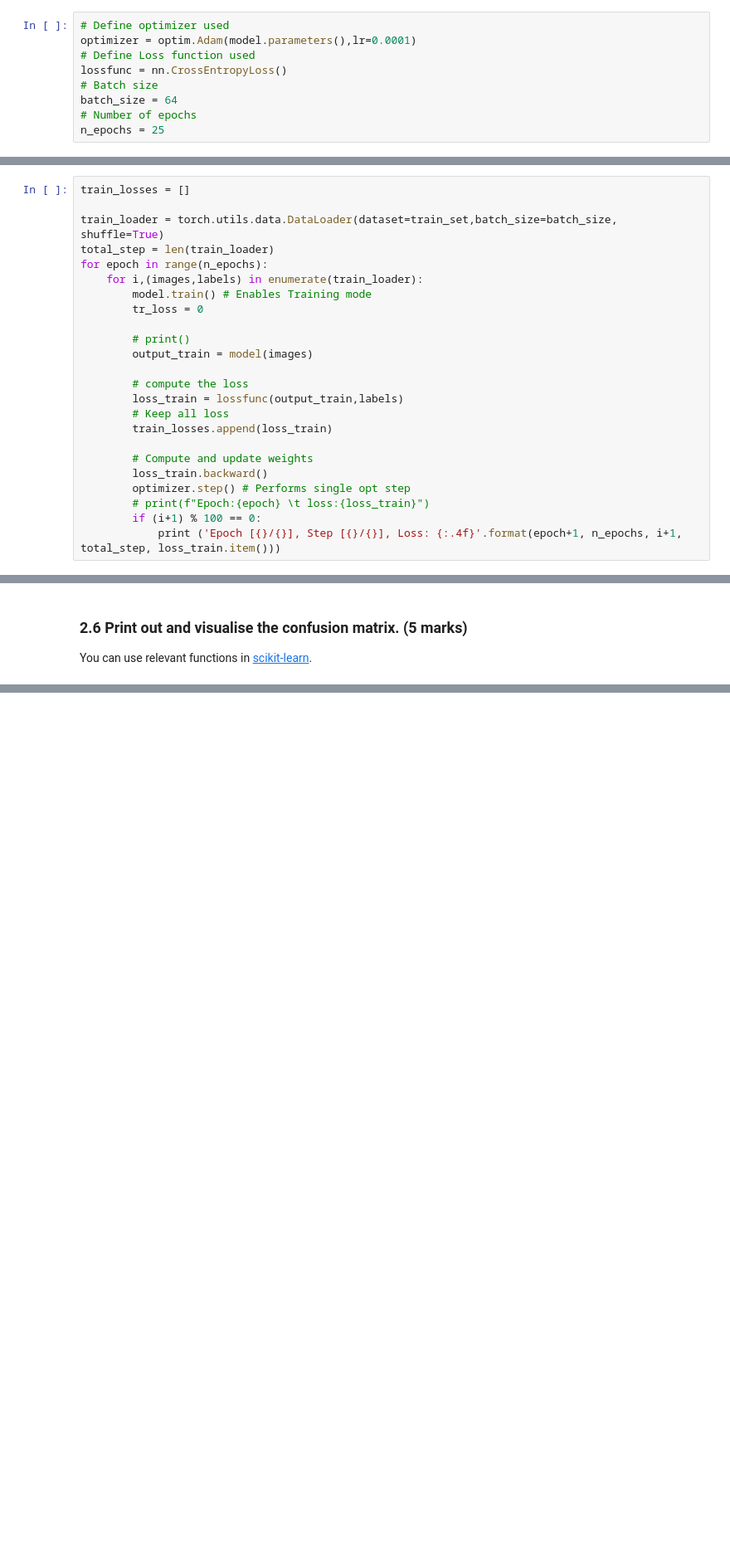
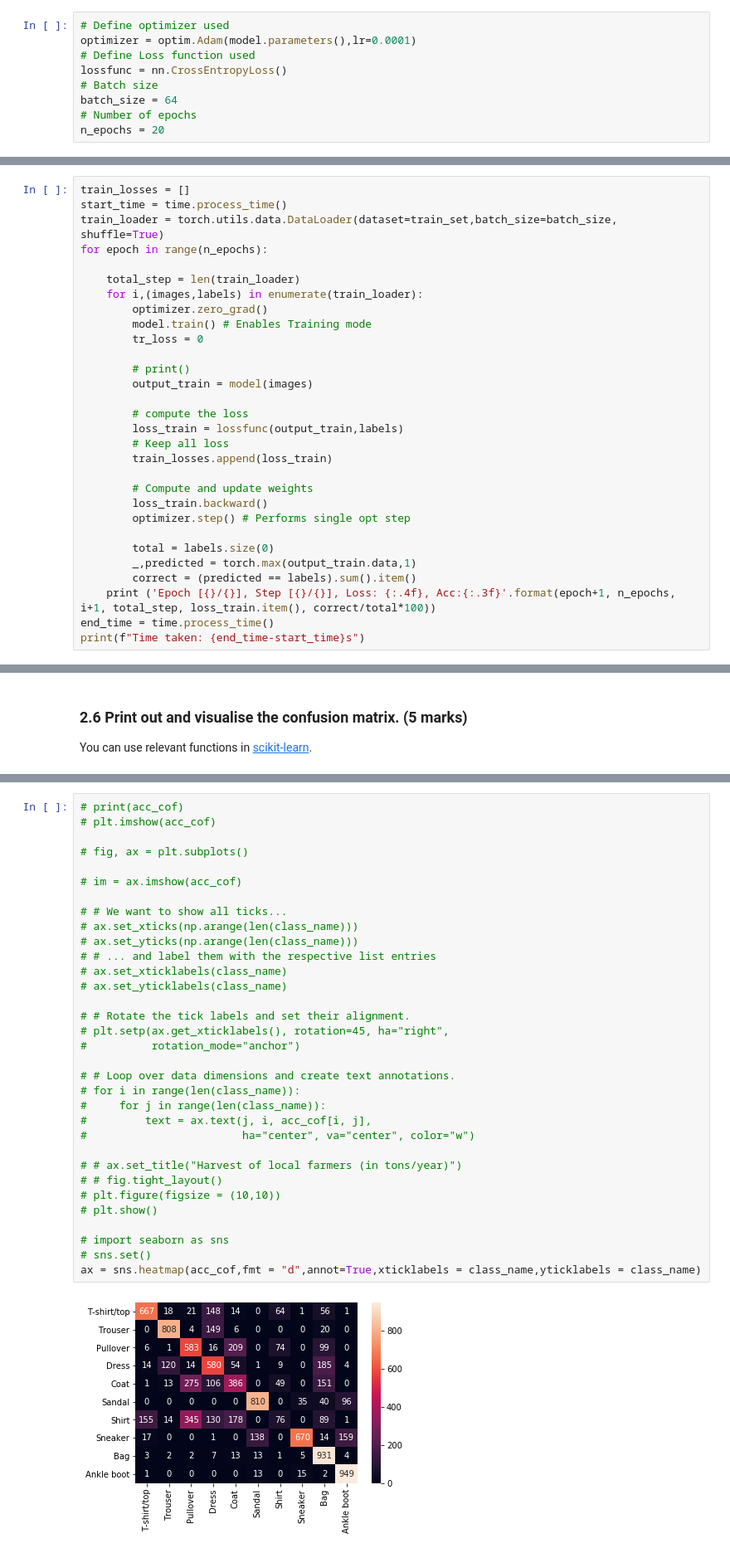
Before and after one commit to alanyuan97/Computer-Vision, a Jupyter notebook: coursework_2/coursework_2.ipynb, the cells around one changed output, grey strips where cells are left out. Shown at 83% size. Drawn from its saved outputs; the diff is of its cells as text; blank space fills up the shorter version.

```diff
--- a/coursework_2/coursework_2.ipynb
+++ b/coursework_2/coursework_2.ipynb
@@ -230,18 +214,20 @@ lossfunc = nn.CrossEntropyLoss()
 # Batch size
 batch_size = 64
 # Number of epochs
-n_epochs = 25
+n_epochs = 20
 # %% [markdown]
 ### 2.3 Start model training. (20 marks)
 
 At each iteration, get a random batch of images and labels from train_image and train_label, convert them into torch tensors, feed into the network model and perform gradient descent. Please also evaluate how long it takes for training.
 # %%
 train_losses = []
+start_time = time.process_time()
+train_loader = torch.utils.data.DataLoader(dataset=train_set,batch_size=batch_size, shuffle=True)
+for epoch in range(n_epochs):
 
-train_loader = torch.utils.data.DataLoader(dataset=train_set,batch_size=batch_size, shuffle=True)
-total_step = len(train_loader)
-for epoch in range(n_epochs):
+    total_step = len(train_loader)
     for i,(images,labels) in enumerate(train_loader):
+        optimizer.zero_grad()
         model.train() # Enables Training mode
         tr_loss = 0
 
@@ -256,7 +242,11 @@ for epoch in range(n_epochs):
         # Compute and update weights
         loss_train.backward()
         optimizer.step() # Performs single opt step
-        # print(f"Epoch:{epoch} \t loss:{loss_train}")
-        if (i+1) % 100 == 0:
-            print ('Epoch [{}/{}], Step [{}/{}], Loss: {:.4f}'.format(epoch+1, n_epochs, i+1, total_step, loss_train.item()))
+
+        total = labels.size(0)
+        _,predicted = torch.max(output_train.data,1)
+        correct = (predicted == labels).sum().item()
+    print ('Epoch [{}/{}], Step [{}/{}], Loss: {:.4f}, Acc:{:.3f}'.format(epoch+1, n_epochs, i+1, total_step, loss_train.item(), correct/total*100))
+end_time = time.process_time()
+print(f"Time taken: {end_time-start_time}s")
 # %% [output]
@@ -355,3 +331,38 @@ plt.imshow(acc_cof)
+# %%
+# print(acc_cof)
+# plt.imshow(acc_cof)
+
+# fig, ax = plt.subplots()
+
+# im = ax.imshow(acc_cof)
+
+# # We want to show all ticks...
+# ax.set_xticks(np.arange(len(class_name)))
+# ax.set_yticks(np.arange(len(class_name)))
+# # ... and label them with the respective list entries
+# ax.set_xticklabels(class_name)
+# ax.set_yticklabels(class_name)
+
+# # Rotate the tick labels and set their alignment.
+# plt.setp(ax.get_xticklabels(), rotation=45, ha="right",
+#          rotation_mode="anchor")
+
+# # Loop over data dimensions and create text annotations.
+# for i in range(len(class_name)):
+#     for j in range(len(class_name)):
+#         text = ax.text(j, i, acc_cof[i, j],
+#                        ha="center", va="center", color="w")
+
+# # ax.set_title("Harvest of local farmers (in tons/year)")
+# # fig.tight_layout()
+# plt.figure(figsize = (10,10))
+# plt.show()
+
+# import seaborn as sns
+# sns.set()
+ax = sns.heatmap(acc_cof,fmt = "d",annot=True,xticklabels = class_name,yticklabels = class_name)
+# %% [output]
+[figure, added]
 # %% [markdown]
 ## 3. Deploy in real world. (15 marks)
 
```
Also changed, not shown: parts of 12 cells of this notebook, 1 other file.
